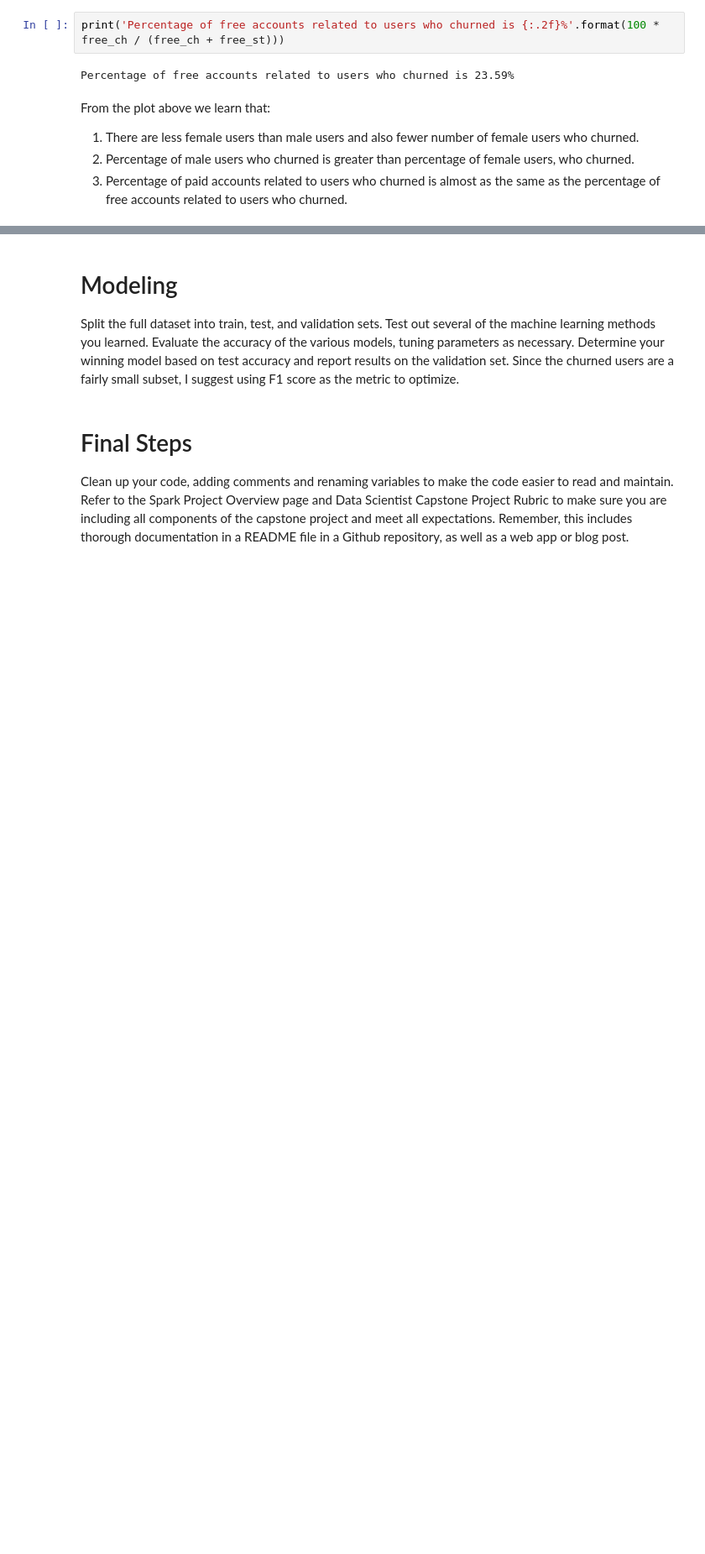
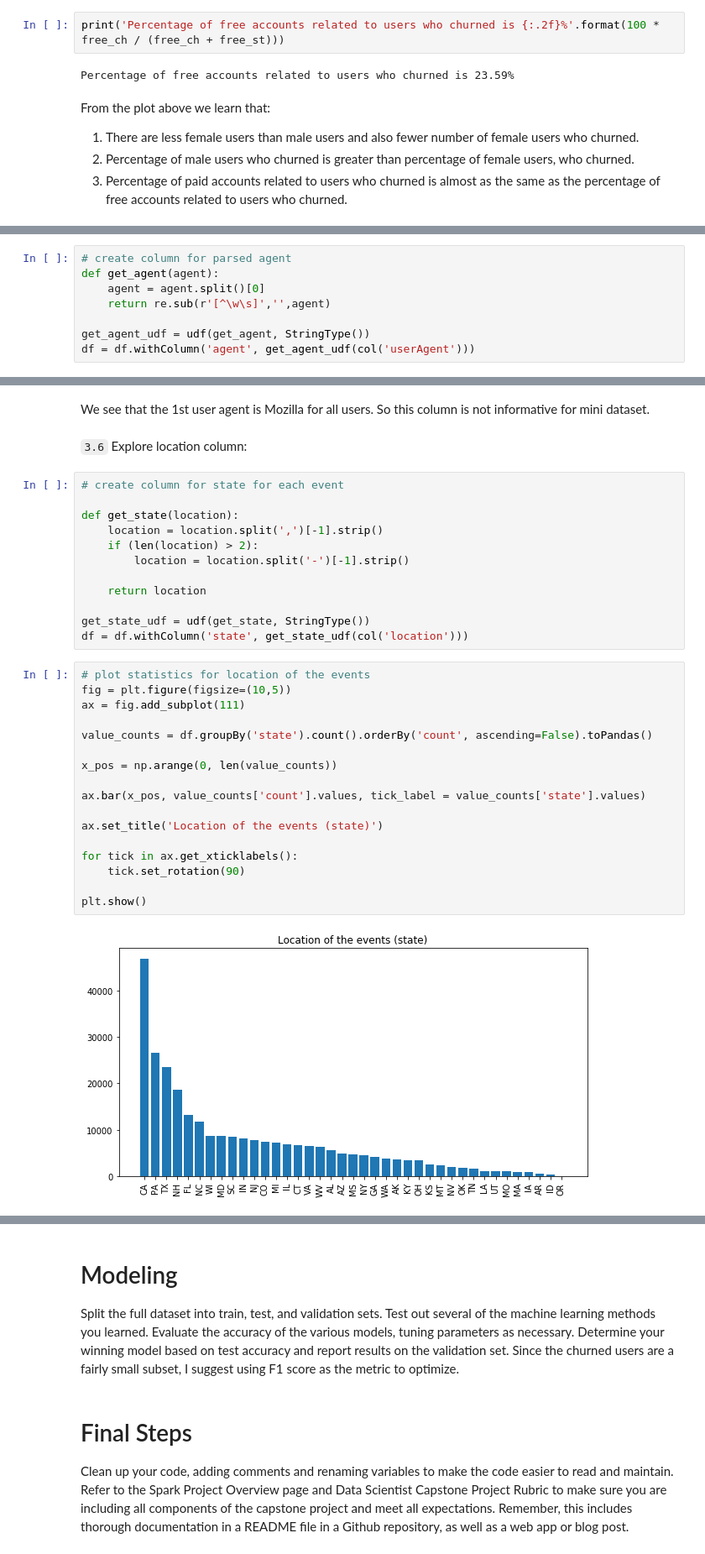
Before and after one commit to Lexie88rus/Udacity-DSND-Capstone-Data-Analysis-with-Spark, a Jupyter notebook: Sparkify.ipynb, the cells around one changed output, grey strips where cells are left out. Shown at 84% size. Saved outputs shown, nothing was run; the diff lists cells and outputs as text; blank space fills up the shorter version.

```diff
--- a/Sparkify.ipynb
+++ b/Sparkify.ipynb
@@ -570,0 +625,8 @@ From the plot above we learn that:
+# %%
+# create column for parsed agent
+def get_agent(agent):
+    agent = agent.split()[0]
+    return re.sub(r'[^\w\s]','',agent)
+
+get_agent_udf = udf(get_agent, StringType())
+df = df.withColumn('agent', get_agent_udf(col('userAgent')))
@@ -571 +642,36 @@ From the plot above we learn that:
+# %% [markdown]
+We see that the 1st user agent is Mozilla for all users. So this column is not informative for mini dataset.
+# %% [markdown]
+`3.6` Explore location column:
+# %%
+# create column for state for each event
+
+def get_state(location):
+    location = location.split(',')[-1].strip()
+    if (len(location) > 2):
+        location = location.split('-')[-1].strip()
+
+    return location
+
+get_state_udf = udf(get_state, StringType())
+df = df.withColumn('state', get_state_udf(col('location')))
+# %%
+# plot statistics for location of the events
+fig = plt.figure(figsize=(10,5))
+ax = fig.add_subplot(111)
+
+value_counts = df.groupBy('state').count().orderBy('count', ascending=False).toPandas()
+
+x_pos = np.arange(0, len(value_counts))
+
+ax.bar(x_pos, value_counts['count'].values, tick_label = value_counts['state'].values)
+
+ax.set_title('Location of the events (state)')
+
+for tick in ax.get_xticklabels():
+    tick.set_rotation(90)
+
+plt.show()
+# %% [output]
+[figure, added]
 # %% [markdown]
```
Also changed, not shown: parts of 19 cells of this notebook.
